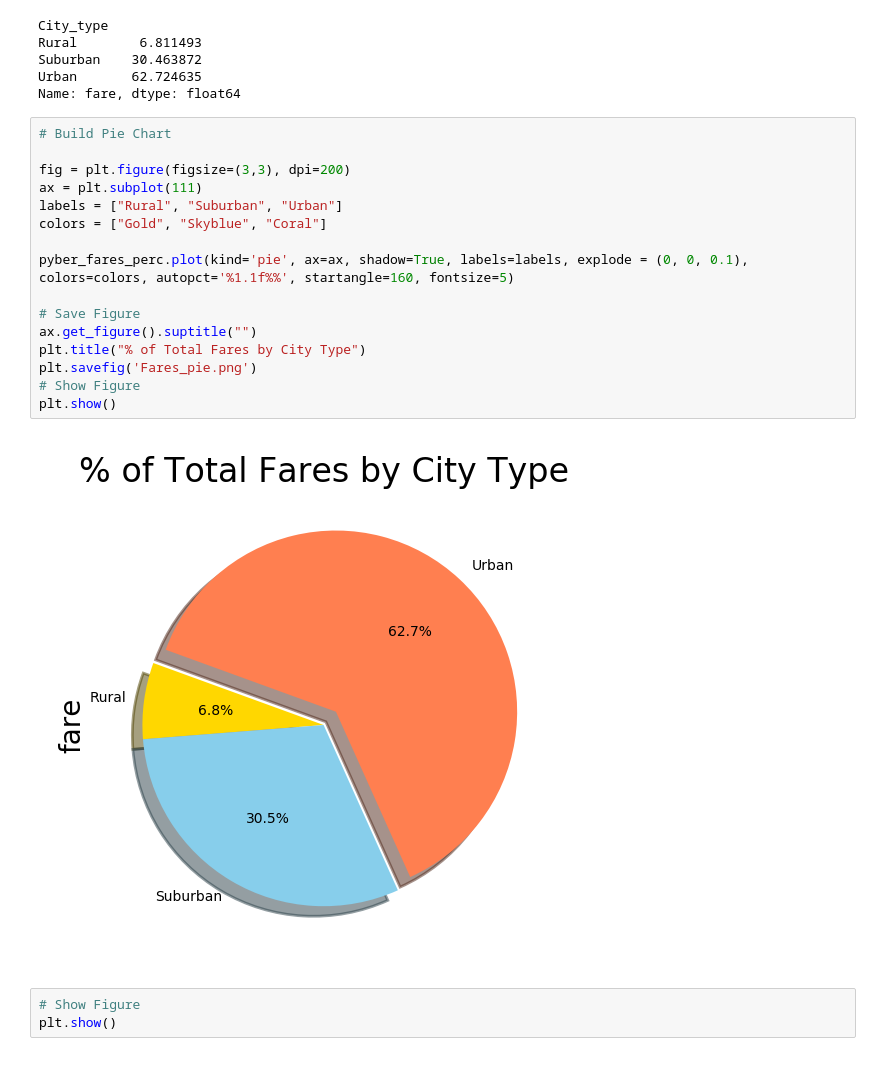
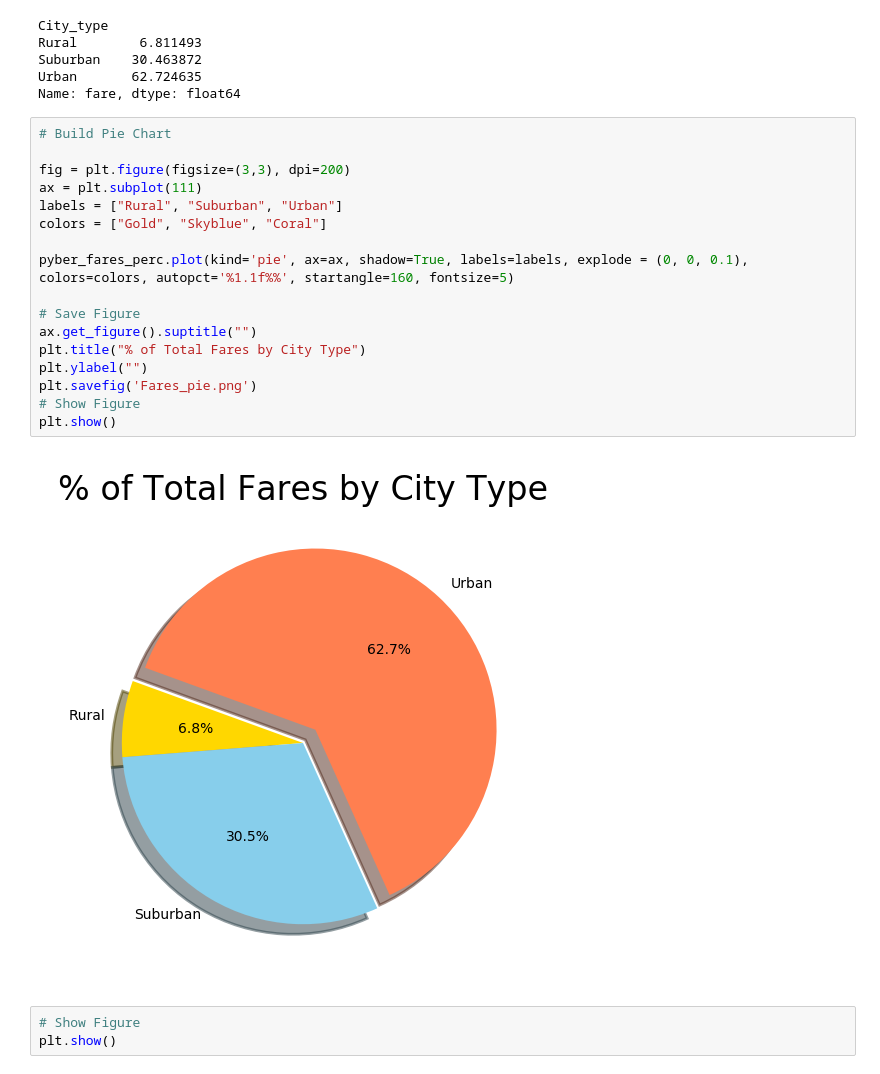
Before and after one commit to eherchen/Homework-05-submission, a Jupyter notebook: pyber- Final.ipynb, the cells around one changed output. Cells and saved outputs as stored; diff of their text form.

```diff
--- a/pyber- Final.ipynb
+++ b/pyber- Final.ipynb
@@ -222,21 +222,22 @@ Name: fare, dtype: float64
 # %%
 # Build Pie Chart
 
 fig = plt.figure(figsize=(3,3), dpi=200)
 ax = plt.subplot(111)
 labels = ["Rural", "Suburban", "Urban"]
 colors = ["Gold", "Skyblue", "Coral"]
 
 pyber_fares_perc.plot(kind='pie', ax=ax, shadow=True, labels=labels, explode = (0, 0, 0.1), colors=colors, autopct='%1.1f%%', startangle=160, fontsize=5)
 
 # Save Figure
 ax.get_figure().suptitle("")
 plt.title("% of Total Fares by City Type")
+plt.ylabel("")
 plt.savefig('Fares_pie.png')
 # Show Figure
 plt.show()
 # %% [output]
-[figure, old version]
+[figure, new version]
 # %%
 # Show Figure
 plt.show()
```
Also changed, not shown: parts of 3 cells of this notebook.
